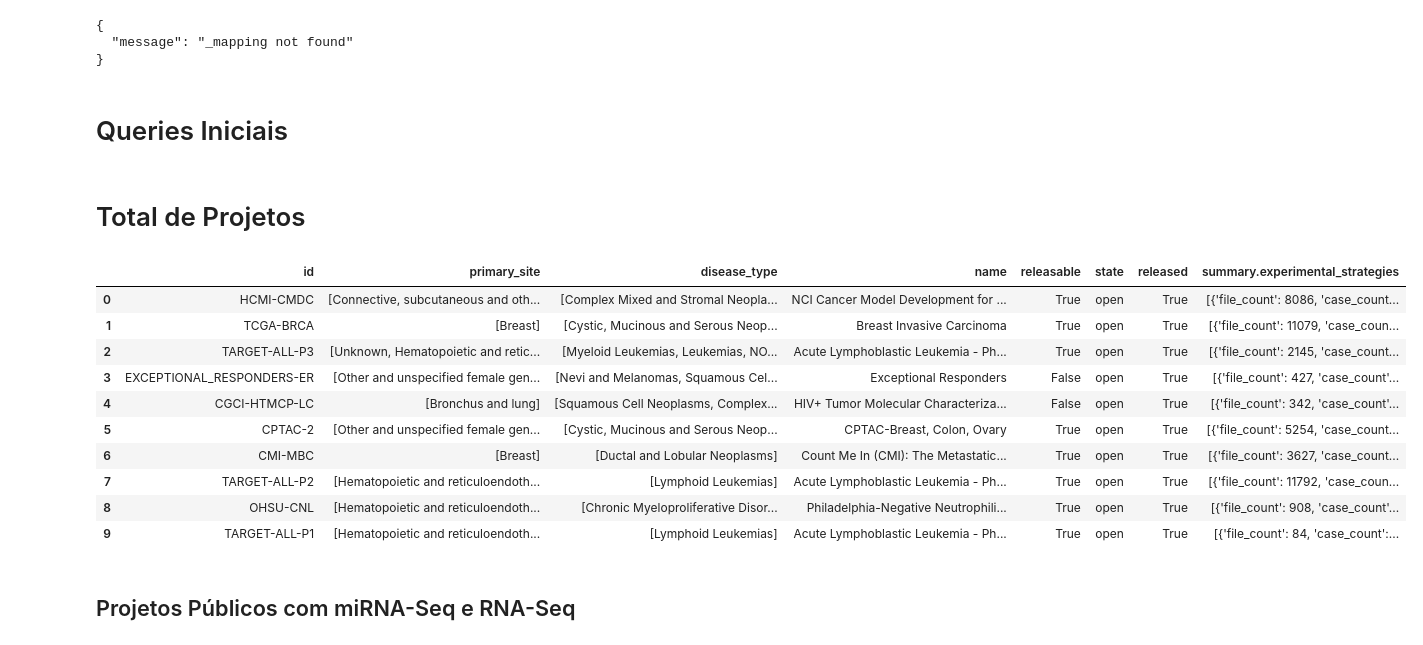
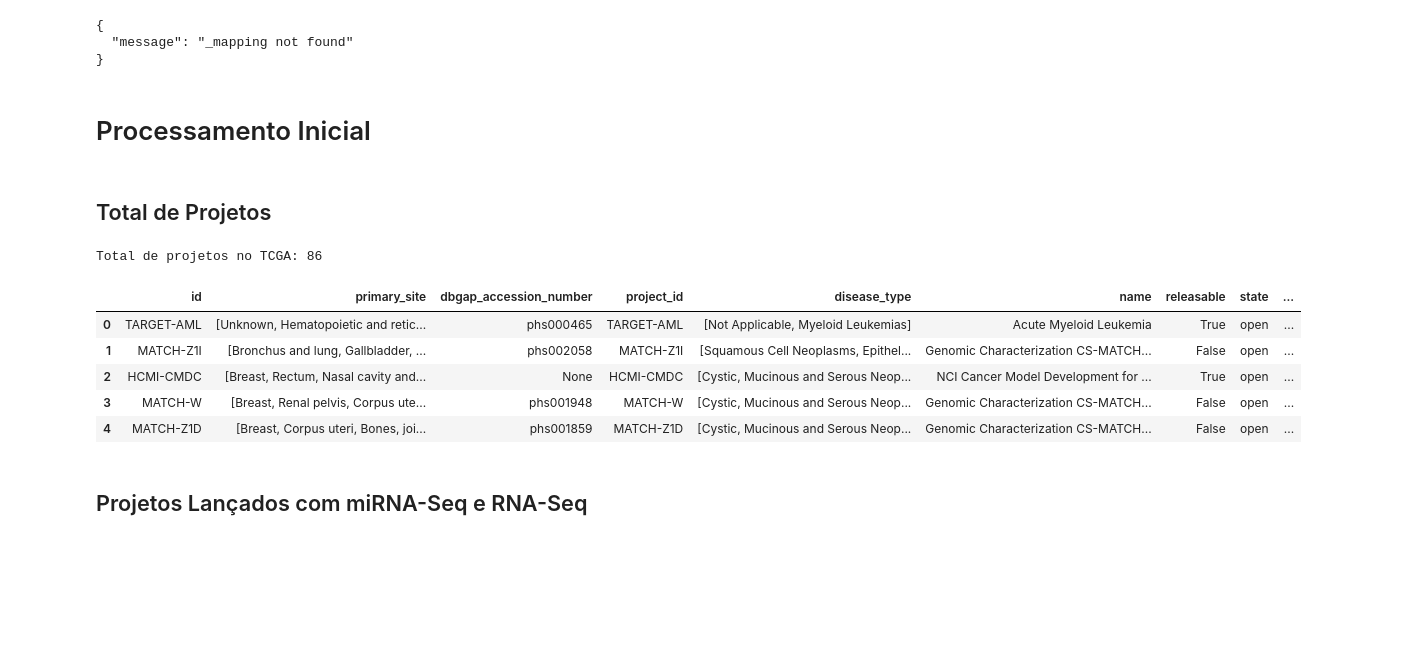
Before and after one commit to MylenaRoberta/pan-cancer-analysis, a Jupyter notebook: notebooks/exploration/tcga-api.ipynb, the cells around one changed output. Cells and saved outputs as stored; diff of their text form; code cells hidden in the pictures; blank space fills up the shorter version.

Commit message:
(add): adiciona o processamento inicial de dados da API
Compreende o processamento de dados provenientes dos endpoints 'projects' e 'cases'.

```diff
--- a/notebooks/exploration/tcga-api.ipynb
+++ b/notebooks/exploration/tcga-api.ipynb
@@ -341,11 +273,11 @@ params = {
     'format': 'json'
 }
 
-# Busca por um dos objetos API
+# Busca por alguns dos objetos API
 response = requests.post(
     url=FILES_ENDPOINT,
     headers={'Content-Type': 'application/json'},
-    json={'fields': fields, 'size': '1'}
+    json={'fields': fields, 'size': '3'}
 )
 
 # Converte o conteúdo da resposta para JSON
@@ -483,7 +413,7 @@ print(json_response_str)
 {
   "message": "_mapping not found"
 }
-# %% [markdown]
-# Queries Iniciais
+# %% [markdown]
+# Processamento Inicial
 # %% [markdown]
-# Total de Projetos
+## Total de Projetos
@@ -490,52 +431,54 @@ print(json_response_str)
+# %%
+# Busca por todos os objetos do endpoint
+response = requests.post(
+    url=PROJECTS_ENDPOINT,
+    headers={'Content-Type': 'application/json'},
+    json={'fields': 'name'}
+)
+
+# Converte o conteúdo da resposta para JSON
+json_response = json.loads(response.content.decode('utf-8'))
+
+# Armazena total de projetos contidos no TCGA
+total_projects = json.dumps(json_response['data']['pagination']['total'])
+print(f'Total de projetos no TCGA: {total_projects}')
+# %% [output]
+Total de projetos no TCGA: 86
 # %%
-# Campos de interesse no endpoint
-fields = [
-    'disease_type',
-    'name',
-    'primary_site',
-    'releasable',
-    'released',
-    'state',
-    'summary.experimental_strategies.case_count',
-    'summary.experimental_strategies.experimental_strategy',
-    'summary.experimental_strategies.file_count',
-]
-fields = ','.join(fields)
+# Parâmetros para a requisição ao endpoint
+params = {
+    'fields': fields_projects,
+    'size': total_projects
+}
 
-# Busca por todos os objetos da API
+# Busca por todos os objetos do endpoint
 response = requests.post(
     url=PROJECTS_ENDPOINT,
     headers={'Content-Type': 'application/json'},
-    json={'fields': fields}
+    json=params
 )
 
 # Converte o conteúdo da resposta para JSON
 json_response = json.loads(response.content.decode('utf-8'))['data']['hits']
 
-# Transforma os valores booleanos em strings
+# Transforma os valores booleanos do JSON em strings
 for index in range(len(json_response)):
     obj = json_response[index]
     for key in obj:
         if isinstance(obj[key], bool):
             obj[key] = str(obj[key])
 
 # Converte o JSON para um DataFrame pandas
-df_projects = pd.json_normalize(json_response)
+df_all_projects = pd.json_normalize(json_response)
 
-# Printa o DataFrame completo
-pd.set_option('display.max_colwidth', 1000)
-df_projects
+# Printa o DataFrame parcialmente
+df_all_projects.head()
 # %% [output]
-|  | id | primary_site | disease_type | name | releasable | state | released | summary.experimental_strategies |
-| 0 | HCMI-CMDC | [Connective, subcutaneous and oth... | [Complex Mixed and Stromal Neopla... | NCI Cancer Model Development for ... | True | open | True | [{'file_count': 8086, 'case_count... |
-| 1 | TCGA-BRCA | [Breast] | [Cystic, Mucinous and Serous Neop... | Breast Invasive Carcinoma | True | open | True | [{'file_count': 11079, 'case_coun... |
-| 2 | TARGET-ALL-P3 | [Unknown, Hematopoietic and retic... | [Myeloid Leukemias, Leukemias, NO... | Acute Lymphoblastic Leukemia - Ph... | True | open | True | [{'file_count': 2145, 'case_count... |
-| 3 | EXCEPTIONAL_RESPONDERS-ER | [Other and unspecified female gen... | [Nevi and Melanomas, Squamous Cel... | Exceptional Responders | False | open | True | [{'file_count': 427, 'case_count'... |
-| 4 | CGCI-HTMCP-LC | [Bronchus and lung] | [Squamous Cell Neoplasms, Complex... | HIV+ Tumor Molecular Characteriza... | False | open | True | [{'file_count': 342, 'case_count'... |
-| 5 | CPTAC-2 | [Other and unspecified female gen... | [Cystic, Mucinous and Serous Neop... | CPTAC-Breast, Colon, Ovary | True | open | True | [{'file_count': 5254, 'case_count... |
-| 6 | CMI-MBC | [Breast] | [Ductal and Lobular Neoplasms] | Count Me In (CMI): The Metastatic... | True | open | True | [{'file_count': 3627, 'case_count... |
-| 7 | TARGET-ALL-P2 | [Hematopoietic and reticuloendoth... | [Lymphoid Leukemias] | Acute Lymphoblastic Leukemia - Ph... | True | open | True | [{'file_count': 11792, 'case_coun... |
-| 8 | OHSU-CNL | [Hematopoietic and reticuloendoth... | [Chronic Myeloproliferative Disor... | Philadelphia-Negative Neutrophili... | True | open | True | [{'file_count': 908, 'case_count'... |
-| 9 | TARGET-ALL-P1 | [Hematopoietic and reticuloendoth... | [Lymphoid Leukemias] | Acute Lymphoblastic Leukemia - Ph... | True | open | True | [{'file_count': 84, 'case_count':... |
+|  | id | primary_site | dbgap_accession_number | project_id | disease_type | name | releasable | state | ... |
+| 0 | TARGET-AML | [Unknown, Hematopoietic and retic... | phs000465 | TARGET-AML | [Not Applicable, Myeloid Leukemias] | Acute Myeloid Leukemia | True | open | ... |
+| 1 | MATCH-Z1I | [Bronchus and lung, Gallbladder, ... | phs002058 | MATCH-Z1I | [Squamous Cell Neoplasms, Epithel... | Genomic Characterization CS-MATCH... | False | open | ... |
+| 2 | HCMI-CMDC | [Breast, Rectum, Nasal cavity and... | None | HCMI-CMDC | [Cystic, Mucinous and Serous Neop... | NCI Cancer Model Development for ... | True | open | ... |
+| 3 | MATCH-W | [Breast, Renal pelvis, Corpus ute... | phs001948 | MATCH-W | [Cystic, Mucinous and Serous Neop... | Genomic Characterization CS-MATCH... | False | open | ... |
+| 4 | MATCH-Z1D | [Breast, Corpus uteri, Bones, joi... | phs001859 | MATCH-Z1D | [Cystic, Mucinous and Serous Neop... | Genomic Characterization CS-MATCH... | False | open | ... |
 # %% [markdown]
-## Projetos Públicos com miRNA-Seq e RNA-Seq
+## Projetos Lançados com miRNA-Seq e RNA-Seq
```
Also changed, not shown: parts of 21 cells of this notebook.
